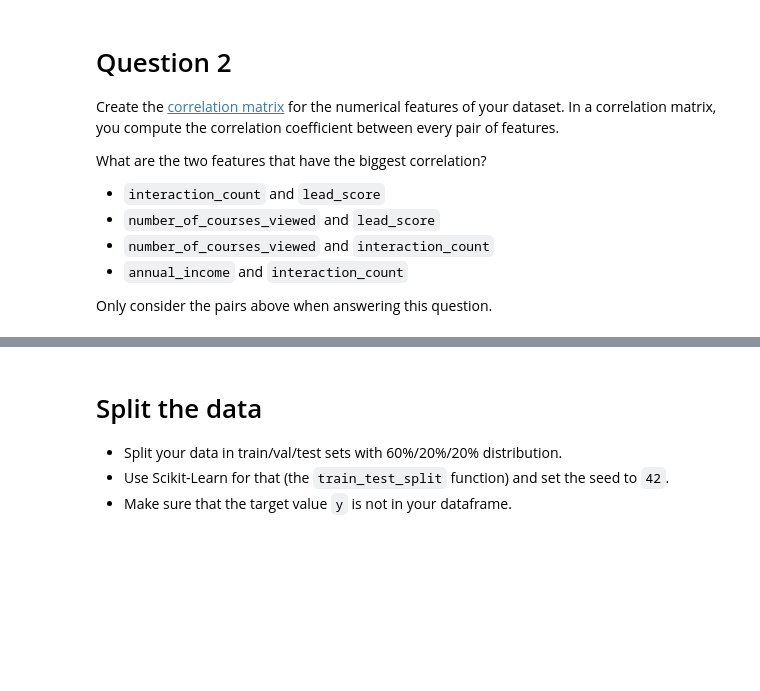
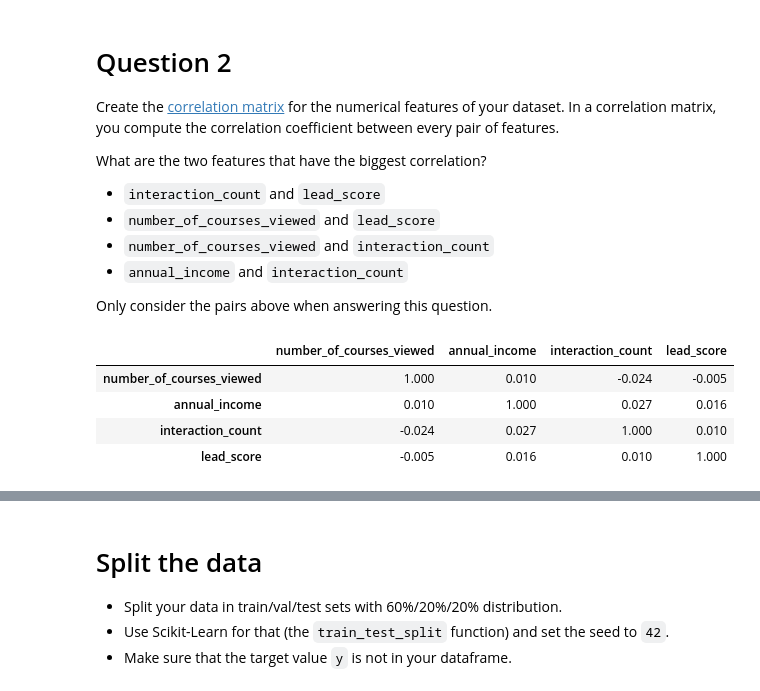
Before and after one commit to KylerSpradling/MLZoomCamp, a Jupyter notebook: 03-classification/HW/classification_hw.ipynb, the cells around one changed output, grey strips where cells are left out. Cells and saved outputs as stored; diff of their text form; code cells hidden in the pictures; blank space fills up the shorter version.

```diff
--- a/03-classification/HW/classification_hw.ipynb
+++ b/03-classification/HW/classification_hw.ipynb
@@ -89,3 +102,17 @@ What are the two features that have the biggest correlation?
 - `annual_income` and `interaction_count`
 
 Only consider the pairs above when answering this question.
+# %%
+# Get numerical columns
+numerical_cols = ['number_of_courses_viewed', 'annual_income', 'interaction_count',
+'lead_score']
+
+df_num = df[numerical_cols]
+
+df_num.corr().round(3)
+# %% [output]
+|  | number_of_courses_viewed | annual_income | interaction_count | lead_score |
+| number_of_courses_viewed | 1.000 | 0.010 | -0.024 | -0.005 |
+| annual_income | 0.010 | 1.000 | 0.027 | 0.016 |
+| interaction_count | -0.024 | 0.027 | 1.000 | 0.010 |
+| lead_score | -0.005 | 0.016 | 0.010 | 1.000 |
```
Also changed, not shown: parts of 2 cells of this notebook.
